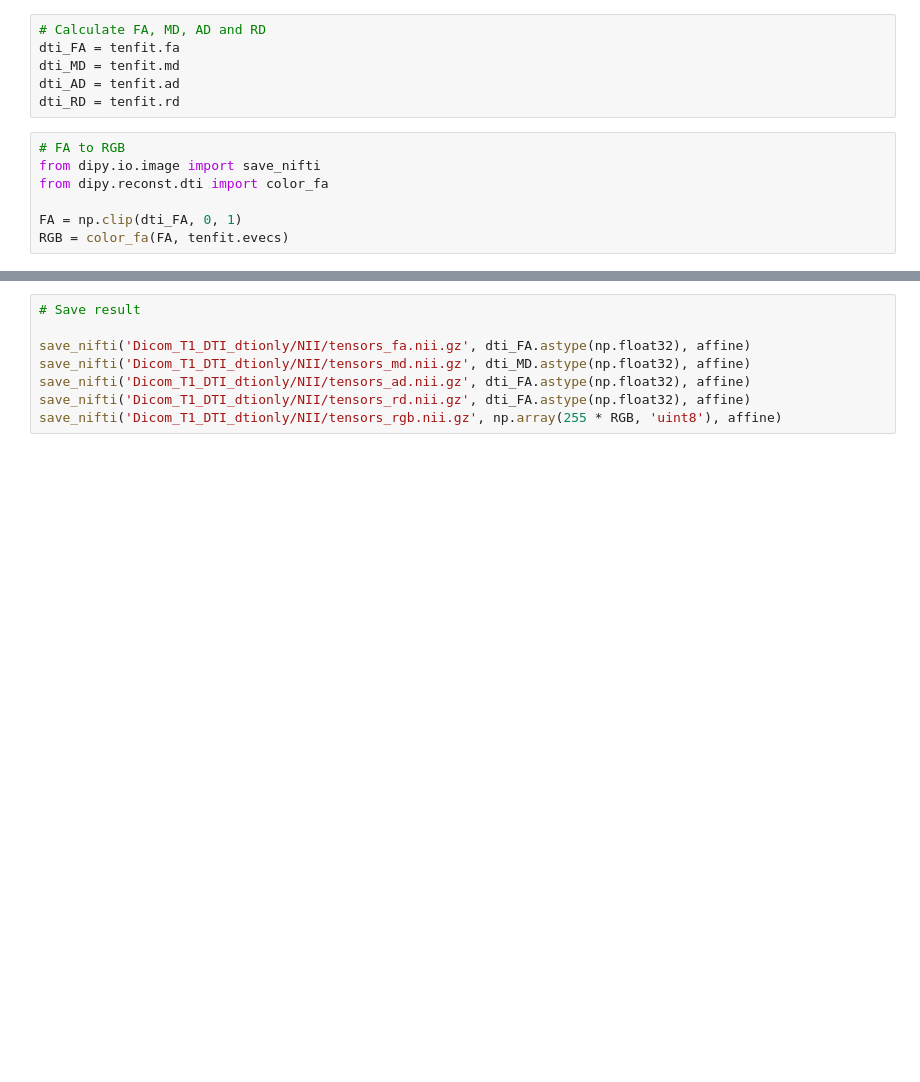
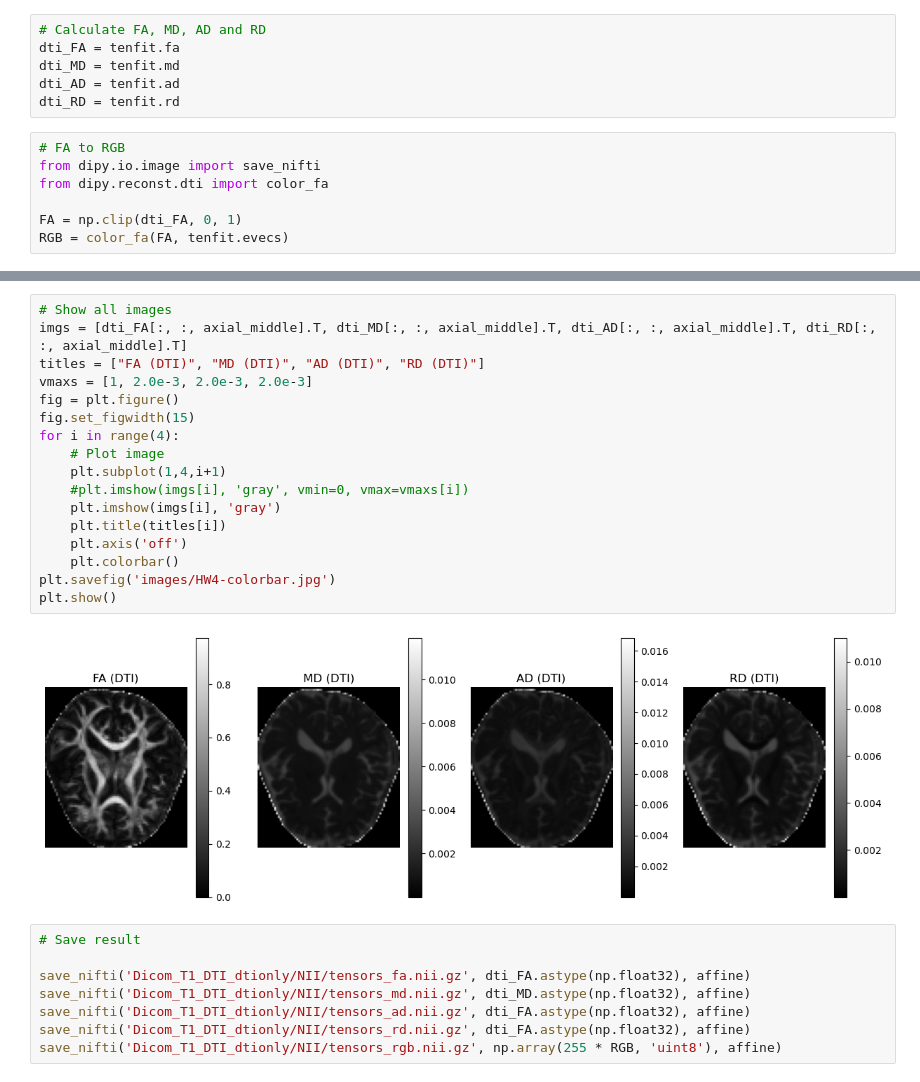
Before and after one commit to DanielHo-BS/MRI, a Jupyter notebook: HW4_DTI/HW4.ipynb, the cells around one changed output, grey strips where cells are left out. Saved outputs shown, nothing was run; the diff lists cells and outputs as text; blank space fills up the shorter version.

Commit message:
Update HW4 * Update HW4.ipynb * Update README.md of HW4 * Add images

```diff
--- a/HW4_DTI/HW4.ipynb
+++ b/HW4_DTI/HW4.ipynb
@@ -98,5 +97,24 @@ fig1.savefig('images/Diffusion_tensor_measures_from_DTI_of_HW4.png')
 # %% [output]
 [figure]
+# %%
+# Show all images
+imgs = [dti_FA[:, :, axial_middle].T, dti_MD[:, :, axial_middle].T, dti_AD[:, :, axial_middle].T, dti_RD[:, :, axial_middle].T]
+titles = ["FA (DTI)", "MD (DTI)", "AD (DTI)", "RD (DTI)"]
+vmaxs = [1, 2.0e-3, 2.0e-3, 2.0e-3]
+fig = plt.figure()
+fig.set_figwidth(15)
+for i in range(4):
+    # Plot image
+    plt.subplot(1,4,i+1)
+    #plt.imshow(imgs[i], 'gray', vmin=0, vmax=vmaxs[i])
+    plt.imshow(imgs[i], 'gray')
+    plt.title(titles[i])
+    plt.axis('off')
+    plt.colorbar()
+plt.savefig('images/HW4-colorbar.jpg')
+plt.show()
+# %% [output]
+[figure, added]
 # %%
 # Save result
 
```
Also changed, not shown: parts of 1 cell of this notebook, 15 other files.
